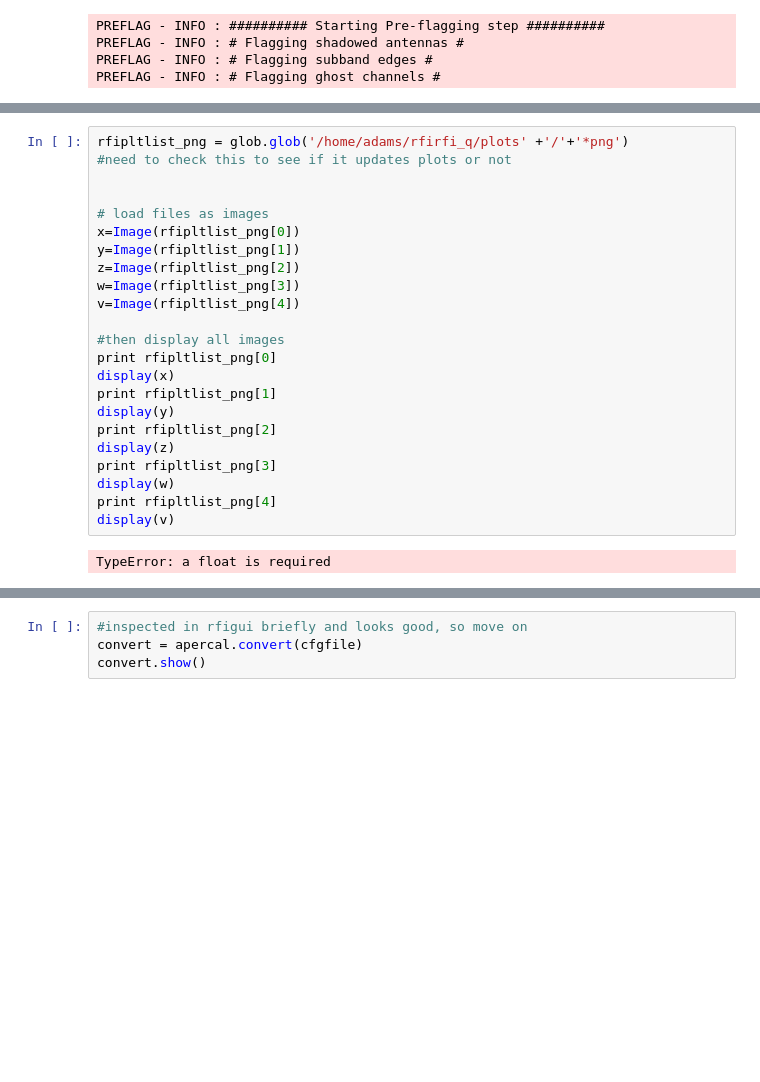
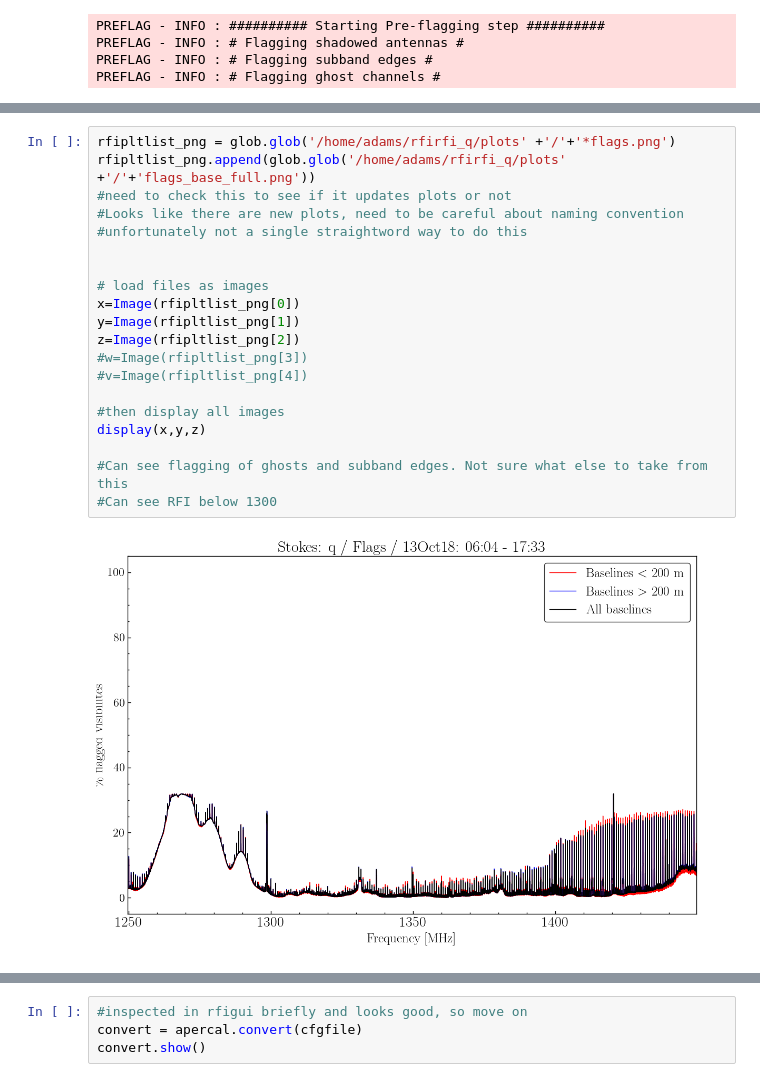
Before and after one commit to apertif/shakedown, a Jupyter notebook: shakedown_S1342+5324.ipynb, the cells around one changed output, grey strips where cells are left out. Cells and saved outputs as stored; diff of their text form; blank space fills up the shorter version.

Commit message:
RFInder flag inspection working

```diff
--- a/shakedown_S1342+5324.ipynb
+++ b/shakedown_S1342+5324.ipynb
@@ -449,25 +484,22 @@ if run == 0:
 # %%
-rfipltlist_png = glob.glob('/home/adams/rfirfi_q/plots' +'/'+'*png')
+rfipltlist_png = glob.glob('/home/adams/rfirfi_q/plots' +'/'+'*flags.png')
+rfipltlist_png.append(glob.glob('/home/adams/rfirfi_q/plots' +'/'+'flags_base_full.png'))
 #need to check this to see if it updates plots or not
+#Looks like there are new plots, need to be careful about naming convention
+#unfortunately not a single straightword way to do this
 
 
 # load files as images
 x=Image(rfipltlist_png[0])
 y=Image(rfipltlist_png[1])
 z=Image(rfipltlist_png[2])
-w=Image(rfipltlist_png[3])
-v=Image(rfipltlist_png[4])
+#w=Image(rfipltlist_png[3])
+#v=Image(rfipltlist_png[4])
 
 #then display all images
-print rfipltlist_png[0]
-display(x)
-print rfipltlist_png[1]
-display(y)
-print rfipltlist_png[2]
-display(z)
-print rfipltlist_png[3]
-display(w)
-print rfipltlist_png[4]
-display(v)
+display(x,y,z)
+
+#Can see flagging of ghosts and subband edges. Not sure what else to take from this
+#Can see RFI below 1300
 # %% [output]
-TypeError: a float is required
+[figure, added]
```
Also changed, not shown: parts of 5 cells of this notebook, 1 other file.
